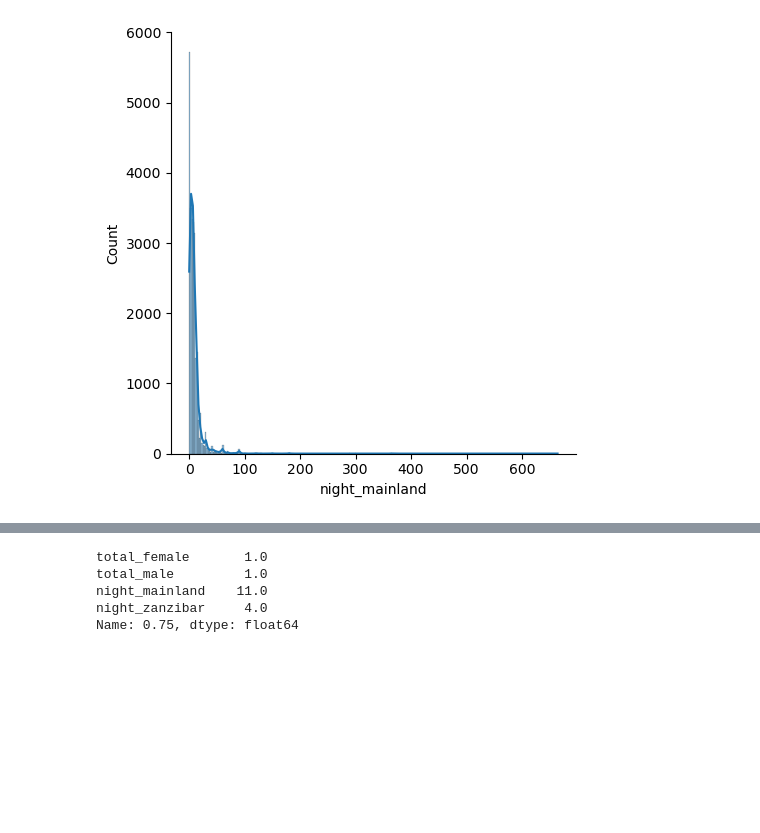
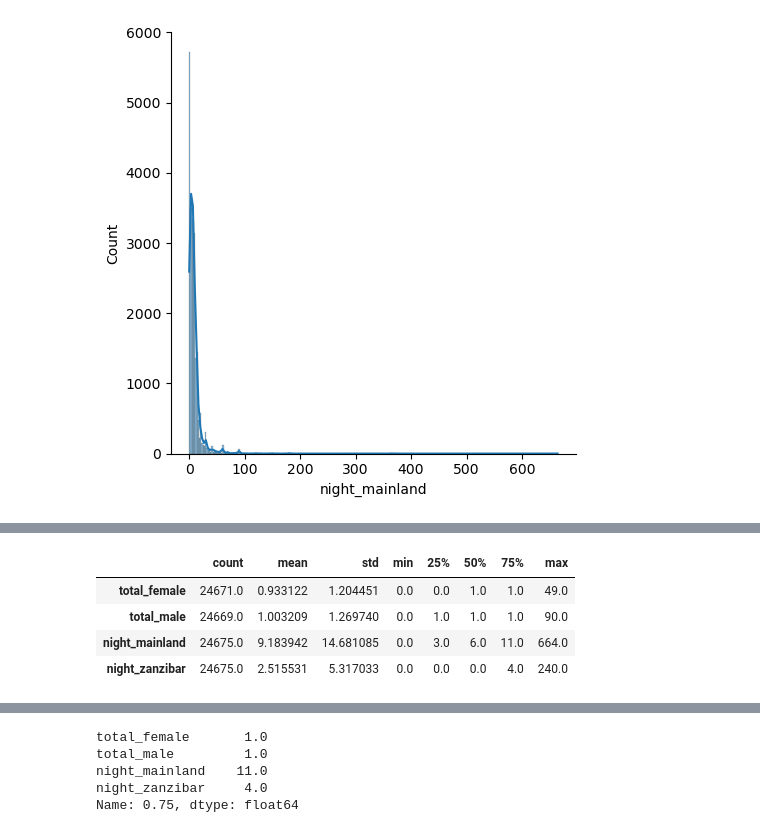
Before and after one commit to Njaramba-Riri/expenditure-prediction, a Jupyter notebook: Models/Feature_Eng.ipynb, the cells around one changed output, grey strips where cells are left out. Cells and saved outputs as stored; diff of their text form; code cells hidden in the pictures; blank space fills up the shorter version.

```diff
--- a/Models/Feature_Eng.ipynb
+++ b/Models/Feature_Eng.ipynb
@@ -360,0 +371,8 @@ Wall time: 256 ms
+# %%
+full.describe().T
+# %% [output]
+|  | count | mean | std | min | 25% | 50% | 75% | max |
+| total_female | 24671.0 | 0.933122 | 1.204451 | 0.0 | 0.0 | 1.0 | 1.0 | 49.0 |
+| total_male | 24669.0 | 1.003209 | 1.269740 | 0.0 | 1.0 | 1.0 | 1.0 | 90.0 |
+| night_mainland | 24675.0 | 9.183942 | 14.681085 | 0.0 | 3.0 | 6.0 | 11.0 | 664.0 |
+| night_zanzibar | 24675.0 | 2.515531 | 5.317033 | 0.0 | 0.0 | 0.0 | 4.0 | 240.0 |
```
Also changed, not shown: parts of 7 cells of this notebook.
